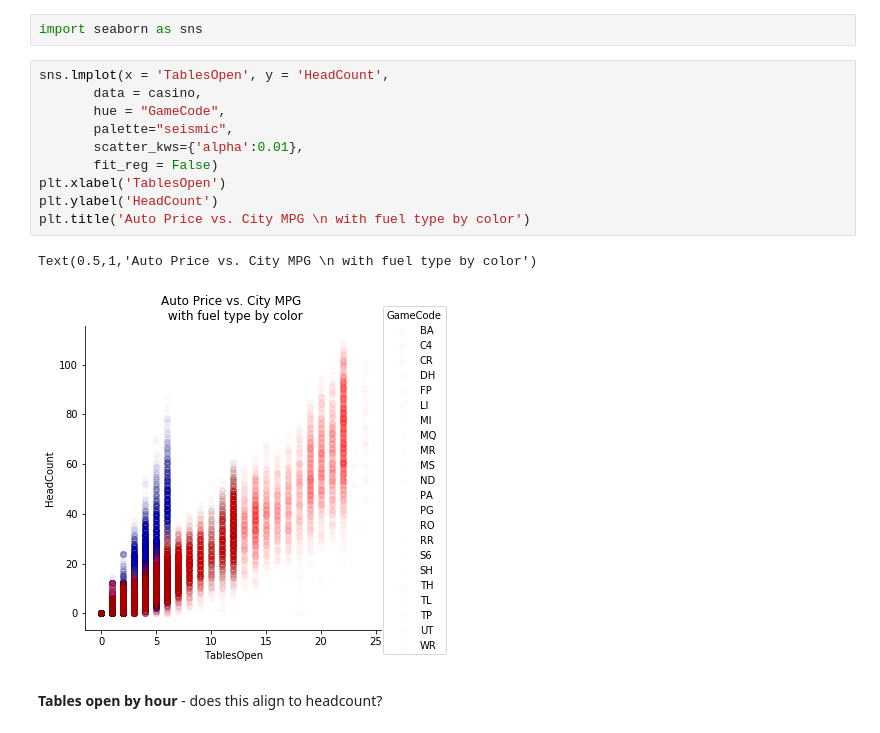
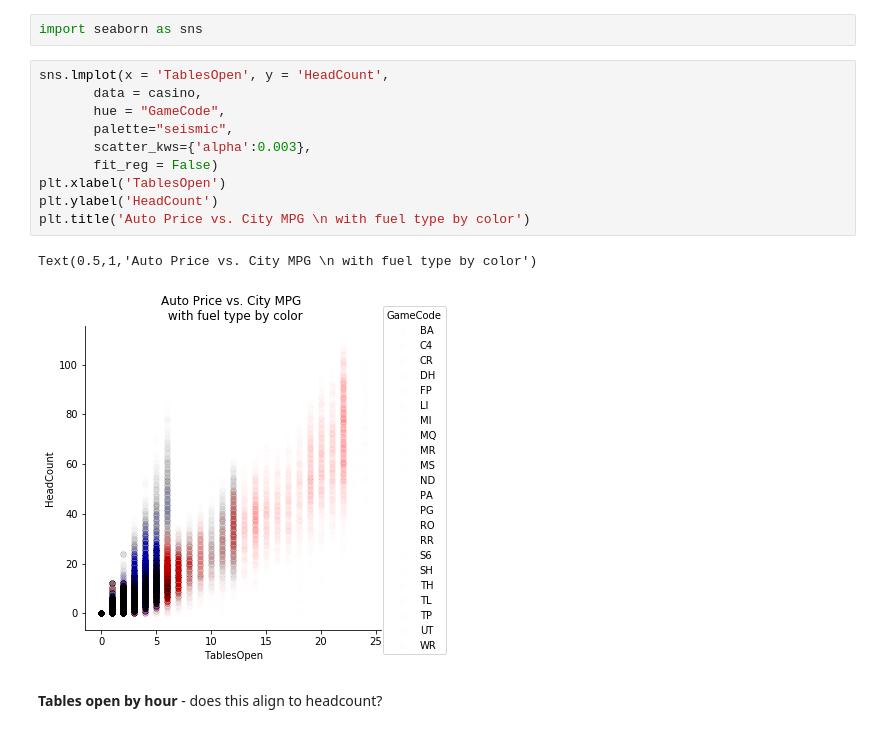
Before and after one commit to ryanarbow/uw_data_science, a Jupyter notebook: DS_methods_and_tools_2/RyanArbow-M01-Vizualization.ipynb, the cells around one changed output. Cells and saved outputs as stored; diff of their text form.

```diff
--- a/DS_methods_and_tools_2/RyanArbow-M01-Vizualization.ipynb
+++ b/DS_methods_and_tools_2/RyanArbow-M01-Vizualization.ipynb
@@ -176,16 +214,16 @@ import seaborn as sns
 # %%
 sns.lmplot(x = 'TablesOpen', y = 'HeadCount',
        data = casino,
        hue = "GameCode",
        palette="seismic",
-       scatter_kws={'alpha':0.01},
+       scatter_kws={'alpha':0.003},
        fit_reg = False)
 plt.xlabel('TablesOpen')
 plt.ylabel('HeadCount')
 plt.title('Auto Price vs. City MPG \n with fuel type by color')
 # %% [output]
 Text(0.5,1,'Auto Price vs. City MPG \n with fuel type by color')
-[figure, old version]
+[figure, new version]
 # %% [markdown]
 **Tables open by hour** - does this align to headcount?
 # %%
```
Also changed, not shown: parts of 19 cells of this notebook, 1 other file.
